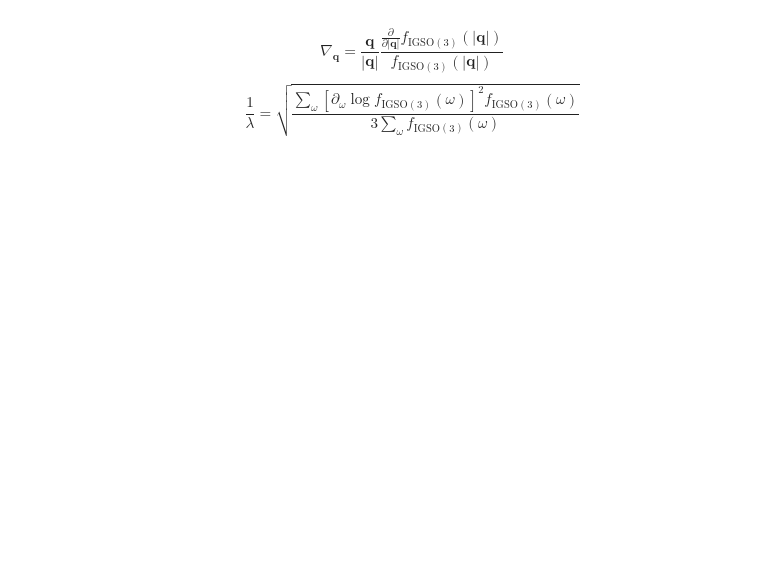
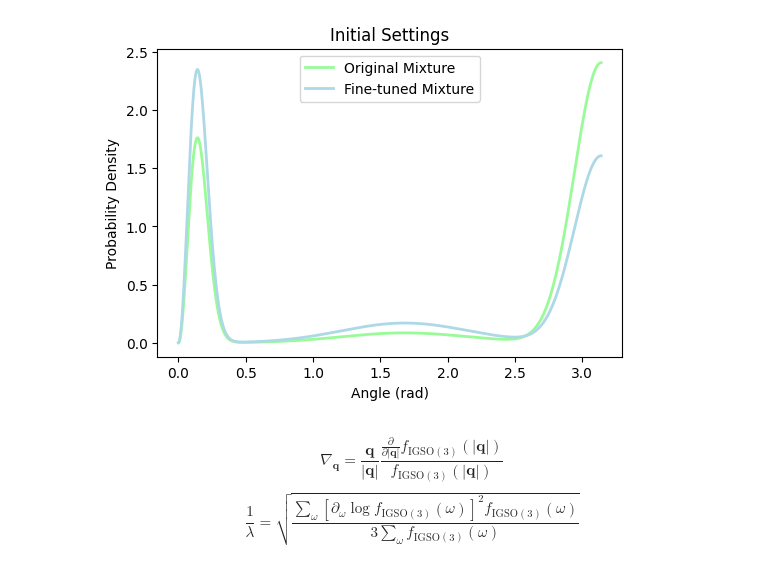
Before and after one commit to ddrichman/SE3Diff, a Jupyter notebook: so3_diffusion.ipynb, the cells around one changed output. Cells and saved outputs as stored; diff of their text form; code cells hidden in the pictures; blank space fills up the shorter version.

Commit message:
Implemented fine-tuning for the model

```diff
--- a/so3_diffusion.ipynb
+++ b/so3_diffusion.ipynb
@@ -38,0 +31,19 @@ device = "cuda" if torch.cuda.is_available() else "cpu"
+# %%
+# Original model
+mus = rotvec_to_rotmat(
+    torch.tensor([[0.0, 0.0, 0.0], [0.0, math.pi / 2, 0.0], [0.0, 0.0, math.pi]])
+)
+sigmas = torch.tensor([0.1, 0.5, 0.2])
+weights = torch.tensor([0.3, 0.1, 0.6])
+print(f"Original model: \n{mus}")
+
+# Fine-tuned model
+# mus_finetune = rotvec_to_rotmat(
+#     torch.tensor([[0.0, 0.0, 0.0], [0.0, 0.0, math.pi]]) + torch.randn(2, 3) * 0.05
+# )
+# sigmas_finetune = torch.tensor([0.2, 0.1])
+# weights_finetune = torch.tensor([0.6, 0.4])
+mus_finetune = mus.clone()
+sigmas_finetune = sigmas.clone()
+weights_finetune = torch.tensor([0.4, 0.2, 0.4])
+print(f"Fine-tuned model: \n{mus_finetune}")
@@ -39,3 +68,48 @@ device = "cuda" if torch.cuda.is_available() else "cpu"
+# %%
+def visualize_initial_settings(
+    mus: torch.Tensor,
+    sigmas: torch.Tensor,
+    weights: torch.Tensor,
+    mus_finetune: torch.Tensor,
+    sigmas_finetune: torch.Tensor,
+    weights_finetune: torch.Tensor,
+) -> None:
+    fig, ax = plt.subplots(figsize=(6, 4))
+    ax.set_title("Initial Settings")
+    omega, pdf = igso3_mixture_marginal_pdf(mus, sigmas, weights)
+    omega_finetune, pdf_finetune = igso3_mixture_marginal_pdf(
+        mus_finetune, sigmas_finetune, weights_finetune
+    )
+    ax.plot(
+        omega.cpu().numpy(),
+        pdf.cpu().numpy(),
+        color="palegreen",
+        lw=2,
+        label="Original Mixture",
+    )
+    ax.plot(
+        omega_finetune.cpu().numpy(),
+        pdf_finetune.cpu().numpy(),
+        color="lightblue",
+        lw=2,
+        label="Fine-tuned Mixture",
+    )
+    ax.set_xlabel("Angle (rad)")
+    ax.set_ylabel("Probability Density")
+    ax.legend()
+    plt.show()
+
+
+visualize_initial_settings(
+    mus,
+    sigmas,
+    weights,
+    mus_finetune,
+    sigmas_finetune,
+    weights_finetune,
+)
+# %% [output]
+[figure, added]
 # %% [markdown]
 $$            \nabla_\mathbf{q} = \frac{\mathbf{q}}{|\mathbf{q}|} \frac{\tfrac{\partial}{\partial |\mathbf{q}|} f_{\mathrm{IGSO(3)}}(|\mathbf{q}|)}{f_{\mathrm{IGSO(3)}}(|\mathbf{q}|)}$$
 $$            \frac{1}{\lambda} = \sqrt{\frac{\sum_\omega \left[\partial_\omega \log f_\mathrm{IGSO(3)}(\omega)\right]^2 f_\mathrm{IGSO(3)}(\omega)}{3 \sum_\omega f_\mathrm{IGSO(3)}(\omega)}}$$
```
Also changed, not shown: parts of 10 cells of this notebook, 3 other files.
